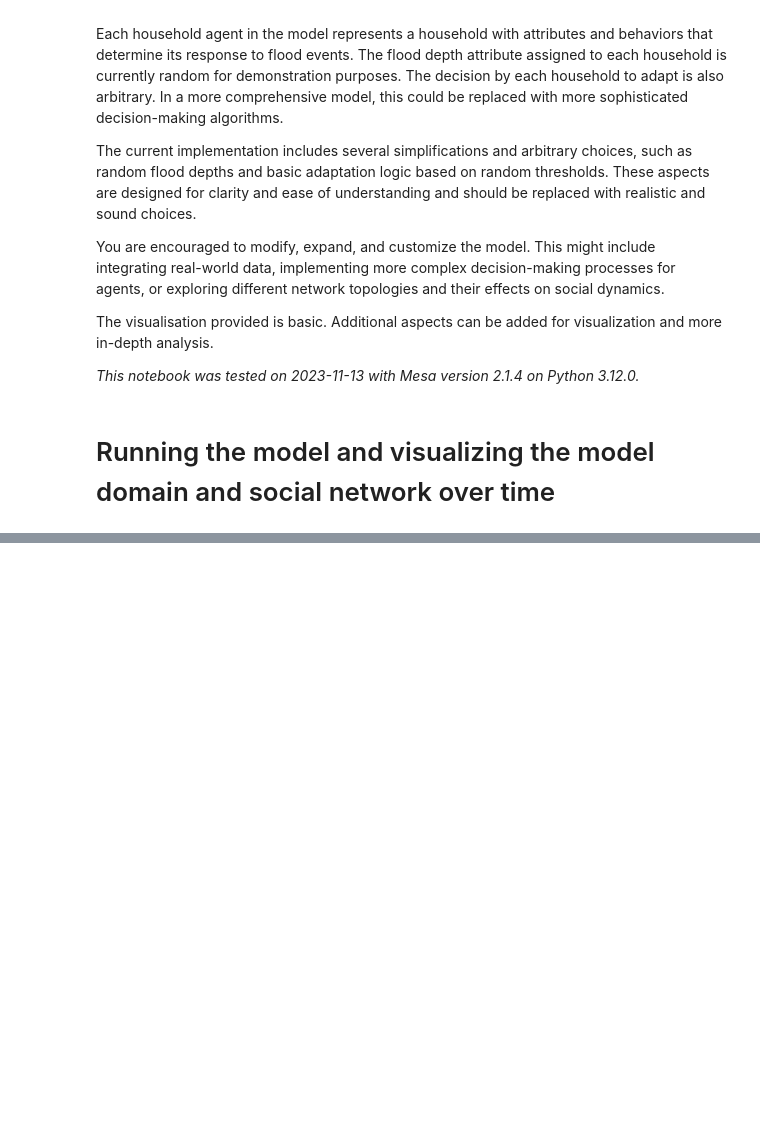
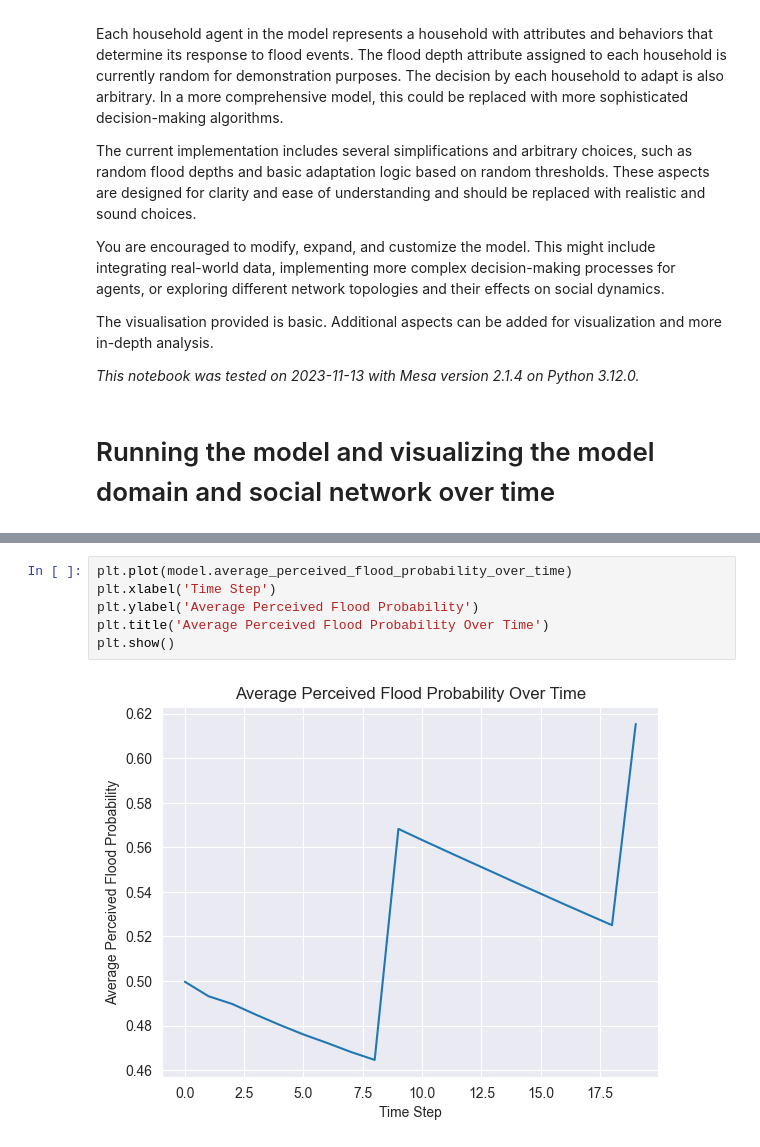
Before and after one commit to ElizeBr/ABM-Flood-adaptation-assignment, a Jupyter notebook: model/demo.ipynb, the cells around one changed output, grey strips where cells are left out. Saved outputs shown, nothing was run; the diff lists cells and outputs as text; blank space fills up the shorter version.

```diff
--- a/model/demo.ipynb
+++ b/model/demo.ipynb
@@ -184,0 +146,8 @@ g.set(title="Adapted households over time", ylabel="Number of adapted households
+# %%
+plt.plot(model.average_perceived_flood_probability_over_time)
+plt.xlabel('Time Step')
+plt.ylabel('Average Perceived Flood Probability')
+plt.title('Average Perceived Flood Probability Over Time')
+plt.show()
+# %% [output]
+[figure, added]
```
Also changed, not shown: parts of 6 cells of this notebook, 3 other files.
